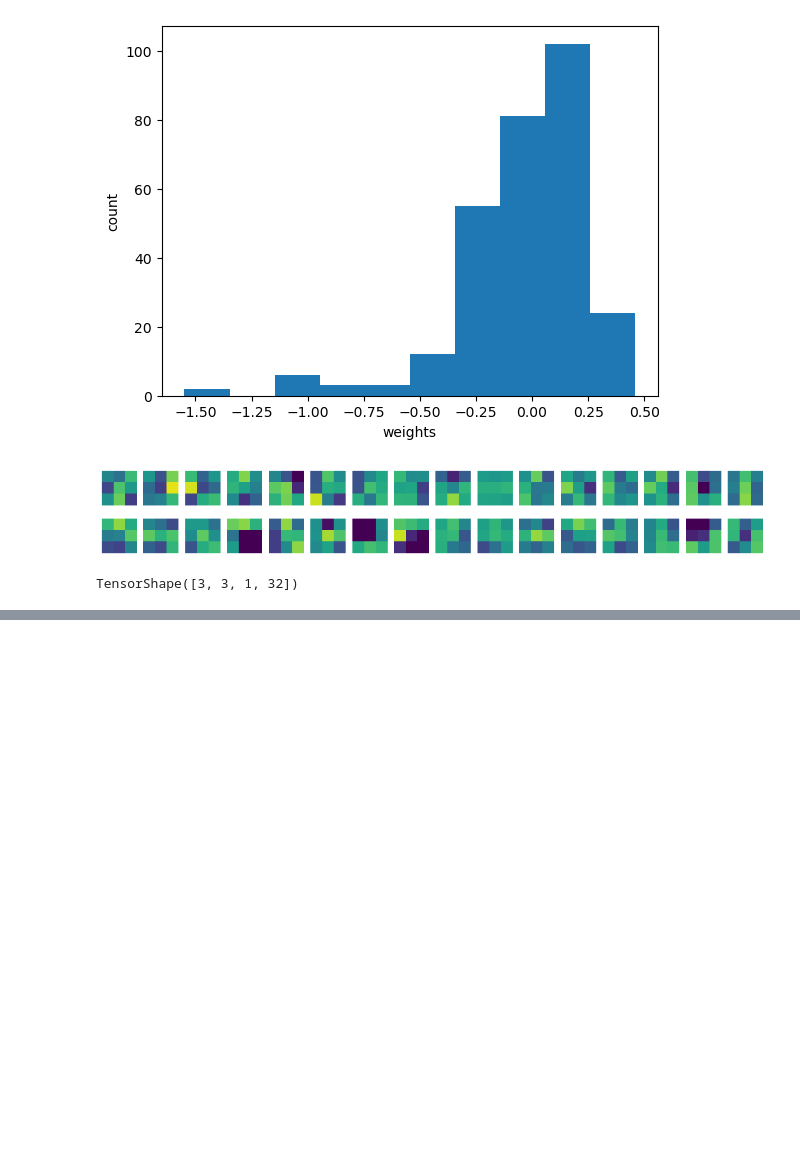
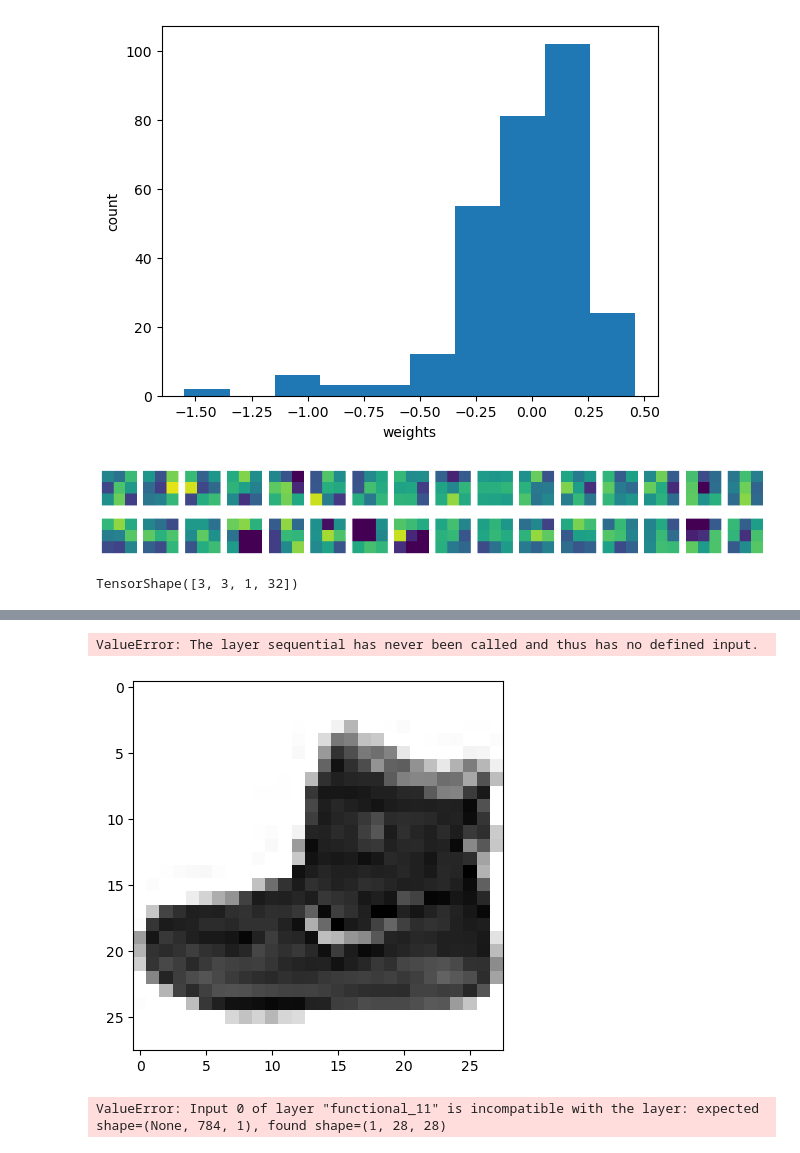
Before and after one commit to kimhun456/Alone_ML_DL, a Jupyter notebook: ch8_cnn_plot.ipynb, the cells around one changed output, grey strips where cells are left out. Cells and saved outputs as stored; diff of their text form; code cells hidden in the pictures; blank space fills up the shorter version.

```diff
--- a/ch8_cnn_plot.ipynb
+++ b/ch8_cnn_plot.ipynb
@@ -70,0 +78,15 @@ plt.show()
+# %%
+conv_acti = keras.Model(model.input, model.layers[0].output)
+# %% [output]
+ValueError: The layer sequential has never been called and thus has no defined input.
+# %%
+(train_input, train_target), (test_input, test_target) = keras.datasets.fashion_mnist.load_data()
+plt.imshow(train_input[0], cmap="gray_r")
+plt.show()
+# %% [output]
+[figure, added]
+# %%
+inputs = train_input[0:1].reshape(-1, 28, 28, 1) / 255.0
+feature_maps = conv_acti.predict(inputs)
+# %% [output]
+ValueError: Input 0 of layer "functional_11" is incompatible with the layer: expected shape=(None, 784, 1), found shape=(1, 28, 28)
```
Also changed, not shown: parts of 10 cells of this notebook, 2 other files.
